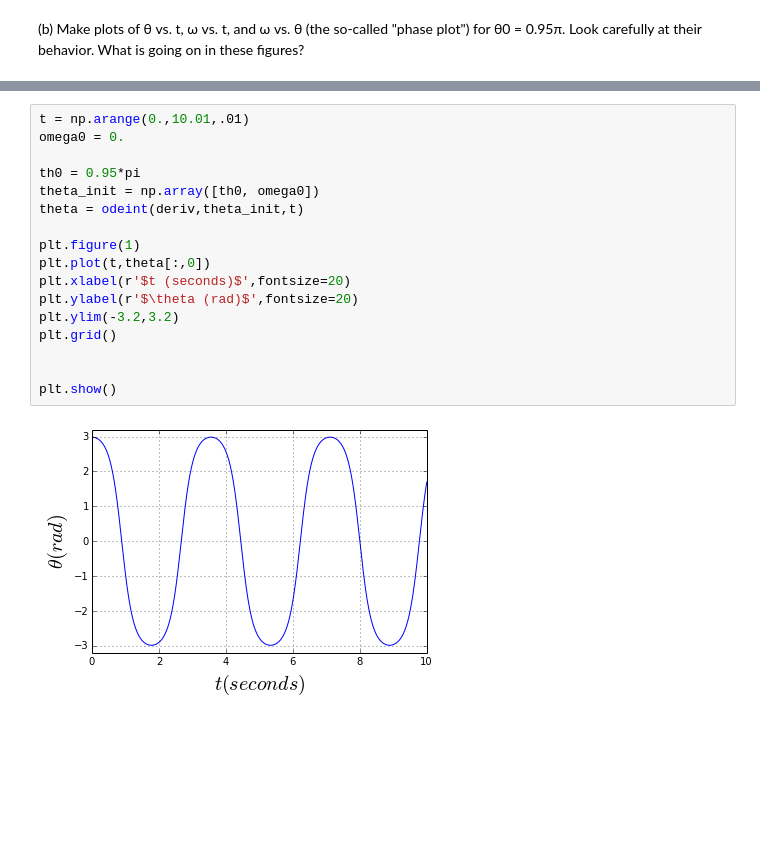
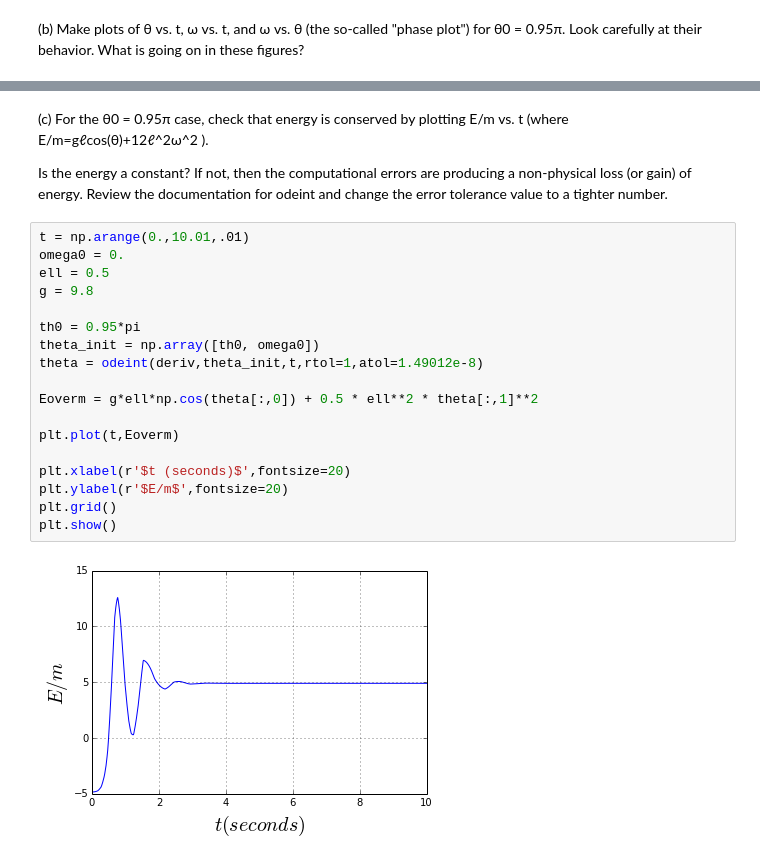
Before and after one commit to jpelgrif/PHYS202-S14, a Jupyter notebook: SciPy/ODEExercises.ipynb, the cells around one changed output, grey strips where cells are left out. Cells and saved outputs as stored; diff of their text form; blank space fills up the shorter version.

```diff
--- a/SciPy/ODEExercises.ipynb
+++ b/SciPy/ODEExercises.ipynb
@@ -64,19 +97,24 @@ plt.show()
+# %% [markdown]
+(c) For the θ0 = 0.95π case, check that energy is conserved by plotting E/m vs. t (where E/m=gℓcos(θ)+12ℓ^2ω^2 ).
+
+Is the energy a constant? If not, then the computational errors are producing a non-physical loss (or gain) of energy. Review the documentation for odeint and change the error tolerance value to a tighter number.
 # %%
 t = np.arange(0.,10.01,.01)
 omega0 = 0.
+ell = 0.5
+g = 9.8
 
 th0 = 0.95*pi
 theta_init = np.array([th0, omega0])
-theta = odeint(deriv,theta_init,t)
+theta = odeint(deriv,theta_init,t,rtol=1,atol=1.49012e-8)
 
-plt.figure(1)
-plt.plot(t,theta[:,0])
+Eoverm = g*ell*np.cos(theta[:,0]) + 0.5 * ell**2 * theta[:,1]**2
+
+plt.plot(t,Eoverm)
+
 plt.xlabel(r'$t (seconds)$',fontsize=20)
-plt.ylabel(r'$\theta (rad)$',fontsize=20)
-plt.ylim(-3.2,3.2)
+plt.ylabel(r'$E/m$',fontsize=20)
 plt.grid()
-
-
 plt.show()
 # %% [output]
-[figure, old version]
+[figure, new version]
```
Also changed, not shown: parts of 7 cells of this notebook.
